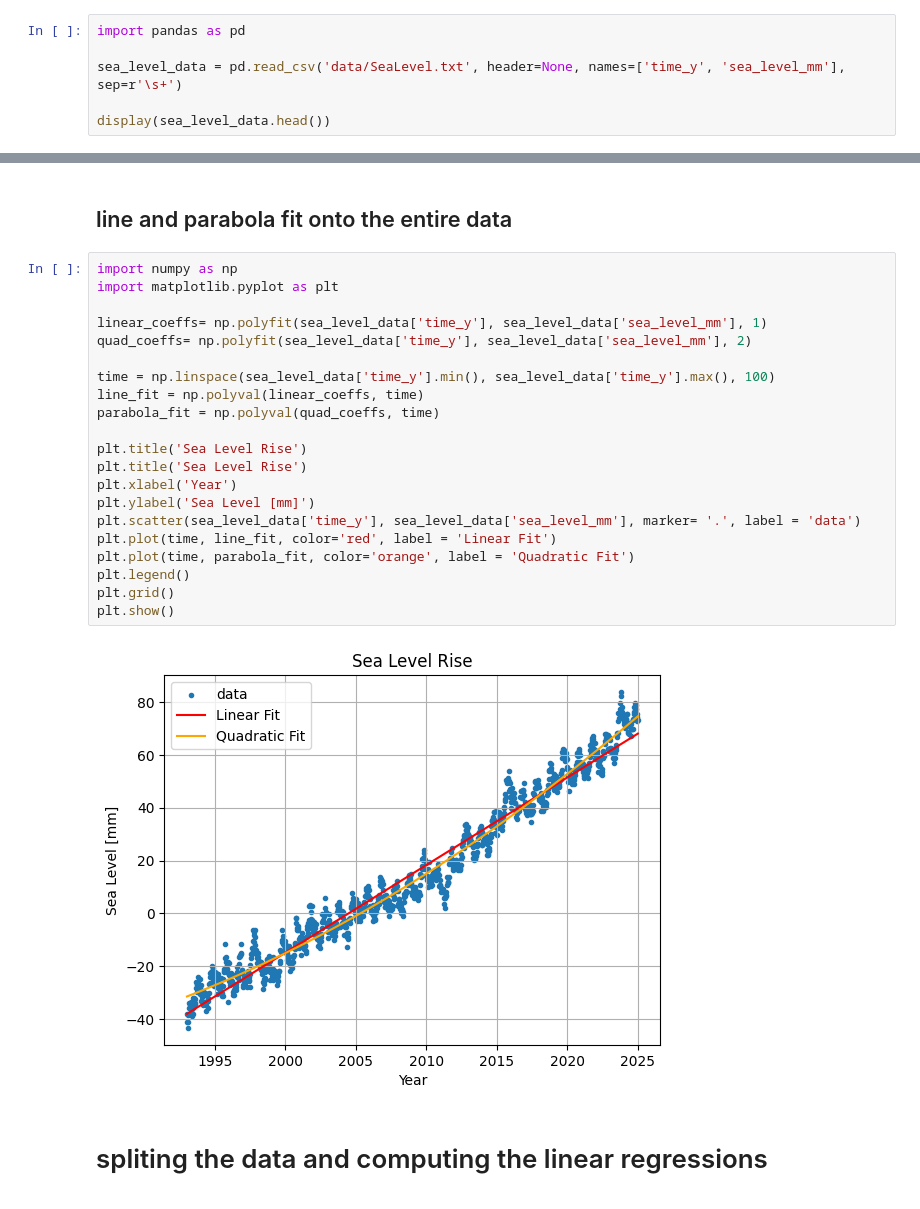
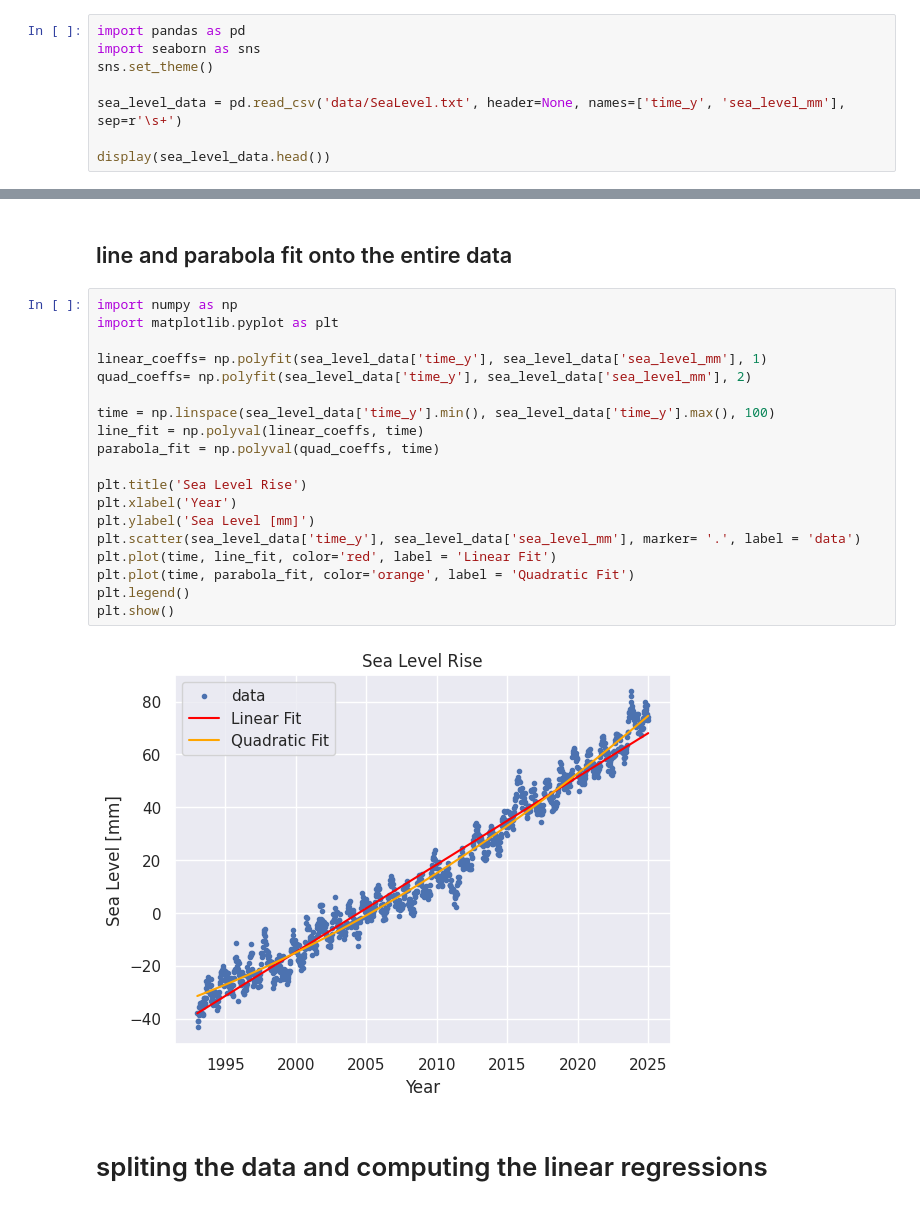
Before and after one commit to SecretGmG/nmp_exercises, a Jupyter notebook: serie0.ipynb, the cells around one changed output, grey strips where cells are left out. Cells and saved outputs as stored; diff of their text form.

```diff
--- a/serie0.ipynb
+++ b/serie0.ipynb
@@ -28,6 +28,8 @@ print(get_primes(100))
 ## reading the data
 # %%
 import pandas as pd
+import seaborn as sns
+sns.set_theme()
 
 sea_level_data = pd.read_csv('data/SeaLevel.txt', header=None, names=['time_y', 'sea_level_mm'], sep=r'\s+')
 
@@ -44,26 +46,24 @@ display(sea_level_data.head())
 # %%
 import numpy as np
 import matplotlib.pyplot as plt
 
 linear_coeffs= np.polyfit(sea_level_data['time_y'], sea_level_data['sea_level_mm'], 1)
 quad_coeffs= np.polyfit(sea_level_data['time_y'], sea_level_data['sea_level_mm'], 2)
 
 time = np.linspace(sea_level_data['time_y'].min(), sea_level_data['time_y'].max(), 100)
 line_fit = np.polyval(linear_coeffs, time)
 parabola_fit = np.polyval(quad_coeffs, time)
 
 plt.title('Sea Level Rise')
-plt.title('Sea Level Rise')
 plt.xlabel('Year')
 plt.ylabel('Sea Level [mm]')
 plt.scatter(sea_level_data['time_y'], sea_level_data['sea_level_mm'], marker= '.', label = 'data')
 plt.plot(time, line_fit, color='red', label = 'Linear Fit')
 plt.plot(time, parabola_fit, color='orange', label = 'Quadratic Fit')
 plt.legend()
-plt.grid()
 plt.show()
 # %% [output]
-[figure, old version]
+[figure, new version]
 # %% [markdown]
 # spliting the data and computing the linear regressions
 # %%
```
Also changed, not shown: parts of 1 cell of this notebook, 10 other files.
